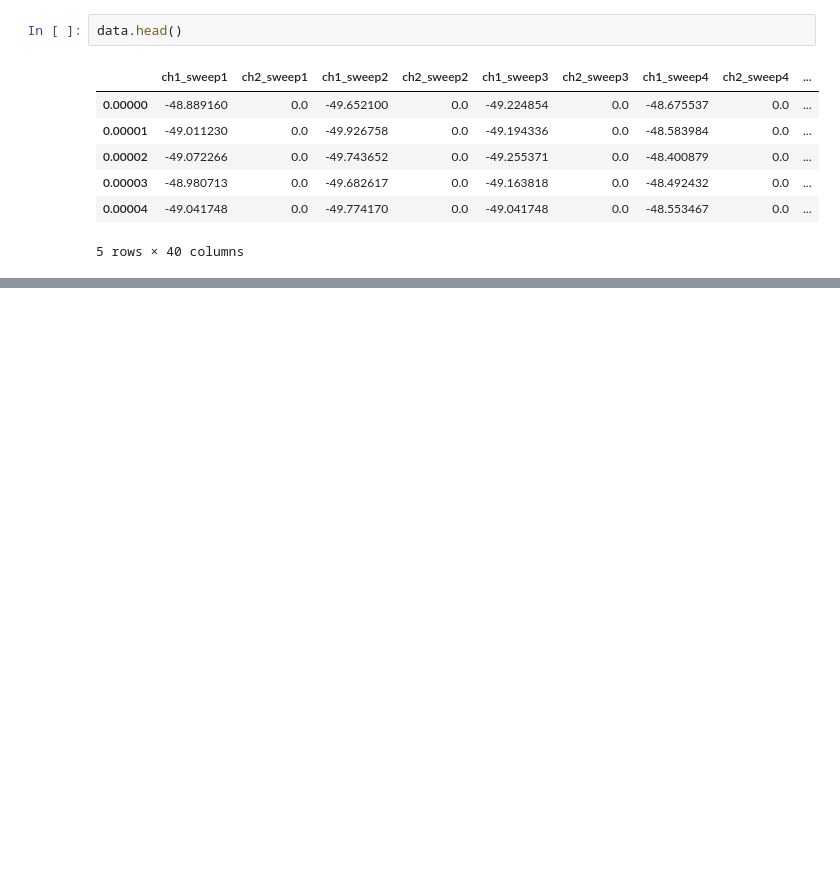
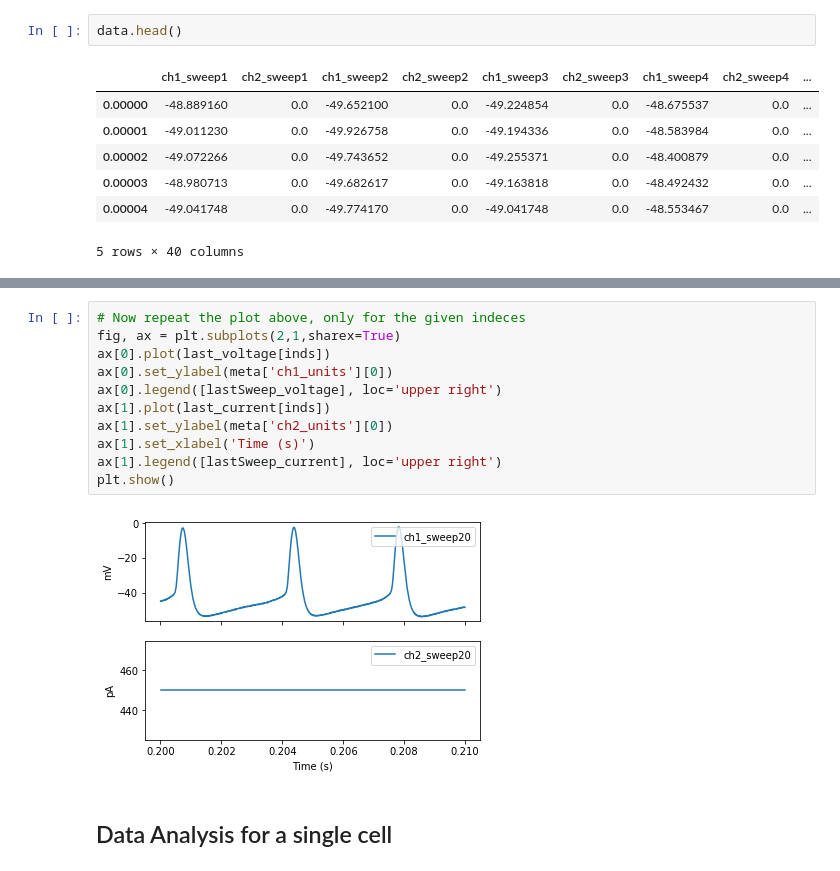
Before and after one commit to dasaderi/python_neurobootcamp, a Jupyter notebook: day-2/Electrophysiology.ipynb, the cells around one changed output, grey strips where cells are left out. Drawn from its saved outputs; the diff is of its cells as text; blank space fills up the shorter version.

```diff
--- a/day-2/Electrophysiology.ipynb
+++ b/day-2/Electrophysiology.ipynb
@@ -37,0 +165,15 @@ data.head()
+# %%
+# Now repeat the plot above, only for the given indeces
+fig, ax = plt.subplots(2,1,sharex=True)
+ax[0].plot(last_voltage[inds])
+ax[0].set_ylabel(meta['ch1_units'][0])
+ax[0].legend([lastSweep_voltage], loc='upper right')
+ax[1].plot(last_current[inds])
+ax[1].set_ylabel(meta['ch2_units'][0])
+ax[1].set_xlabel('Time (s)')
+ax[1].legend([lastSweep_current], loc='upper right')
+plt.show()
+# %% [output]
+[figure, added]
+# %% [markdown]
+## Data Analysis for a single cell
```
Also changed, not shown: parts of 24 cells of this notebook, 9 other files.
